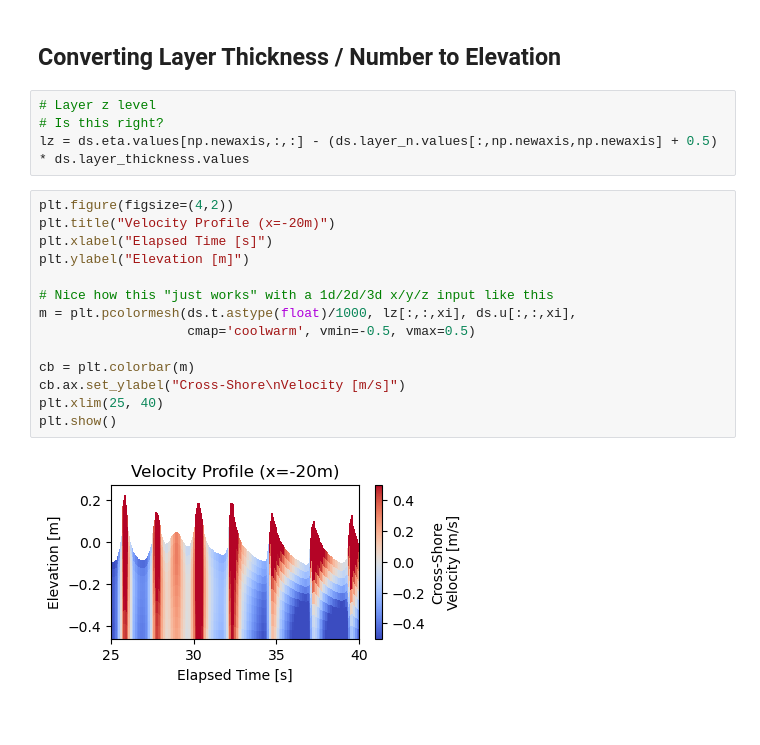
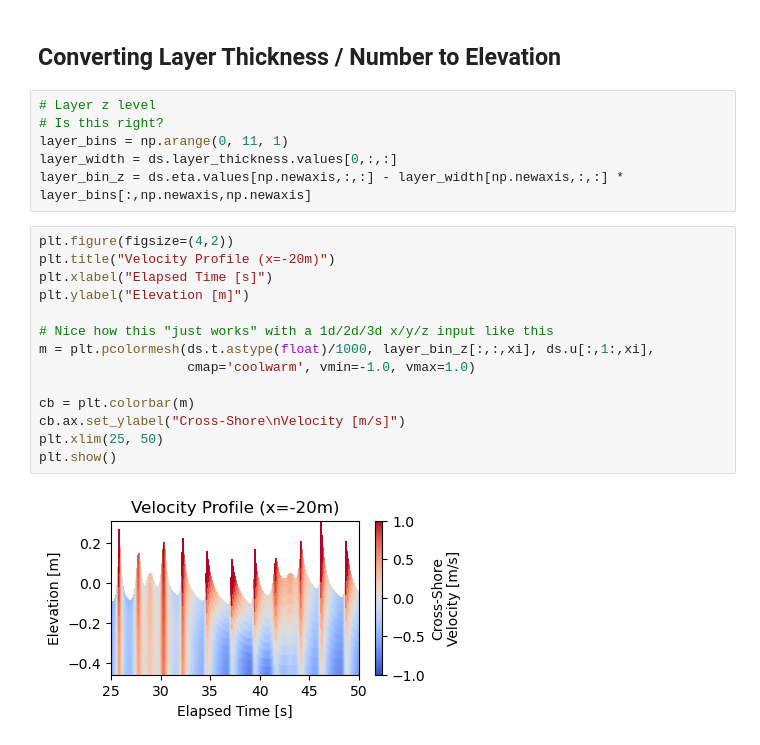
Before and after one commit to cassandra-sh/public, a Jupyter notebook: 2025-12-11-swash-turbulence.ipynb, the cells around one changed output. Drawn from its saved outputs; the diff is of its cells as text.

```diff
--- a/2025-12-11-swash-turbulence.ipynb
+++ b/2025-12-11-swash-turbulence.ipynb
@@ -253,20 +253,22 @@ Notably, layer thickness is layer-independent (they are always equipartitioned)
 # %%
 # Layer z level
 # Is this right?
-lz = ds.eta.values[np.newaxis,:,:] - (ds.layer_n.values[:,np.newaxis,np.newaxis] + 0.5) * ds.layer_thickness.values
+layer_bins = np.arange(0, 11, 1)
+layer_width = ds.layer_thickness.values[0,:,:]
+layer_bin_z = ds.eta.values[np.newaxis,:,:] - layer_width[np.newaxis,:,:] * layer_bins[:,np.newaxis,np.newaxis]
 # %%
 plt.figure(figsize=(4,2))
 plt.title("Velocity Profile (x=-20m)")
 plt.xlabel("Elapsed Time [s]")
 plt.ylabel("Elevation [m]")
 
 # Nice how this "just works" with a 1d/2d/3d x/y/z input like this
-m = plt.pcolormesh(ds.t.astype(float)/1000, lz[:,:,xi], ds.u[:,:,xi],
-                   cmap='coolwarm', vmin=-0.5, vmax=0.5)
+m = plt.pcolormesh(ds.t.astype(float)/1000, layer_bin_z[:,:,xi], ds.u[:,1:,xi],
+                   cmap='coolwarm', vmin=-1.0, vmax=1.0)
 
 cb = plt.colorbar(m)
 cb.ax.set_ylabel("Cross-Shore\nVelocity [m/s]")
-plt.xlim(25, 40)
+plt.xlim(25, 50)
 plt.show()
 # %% [output]
-[figure, old version]
+[figure, new version]
```
